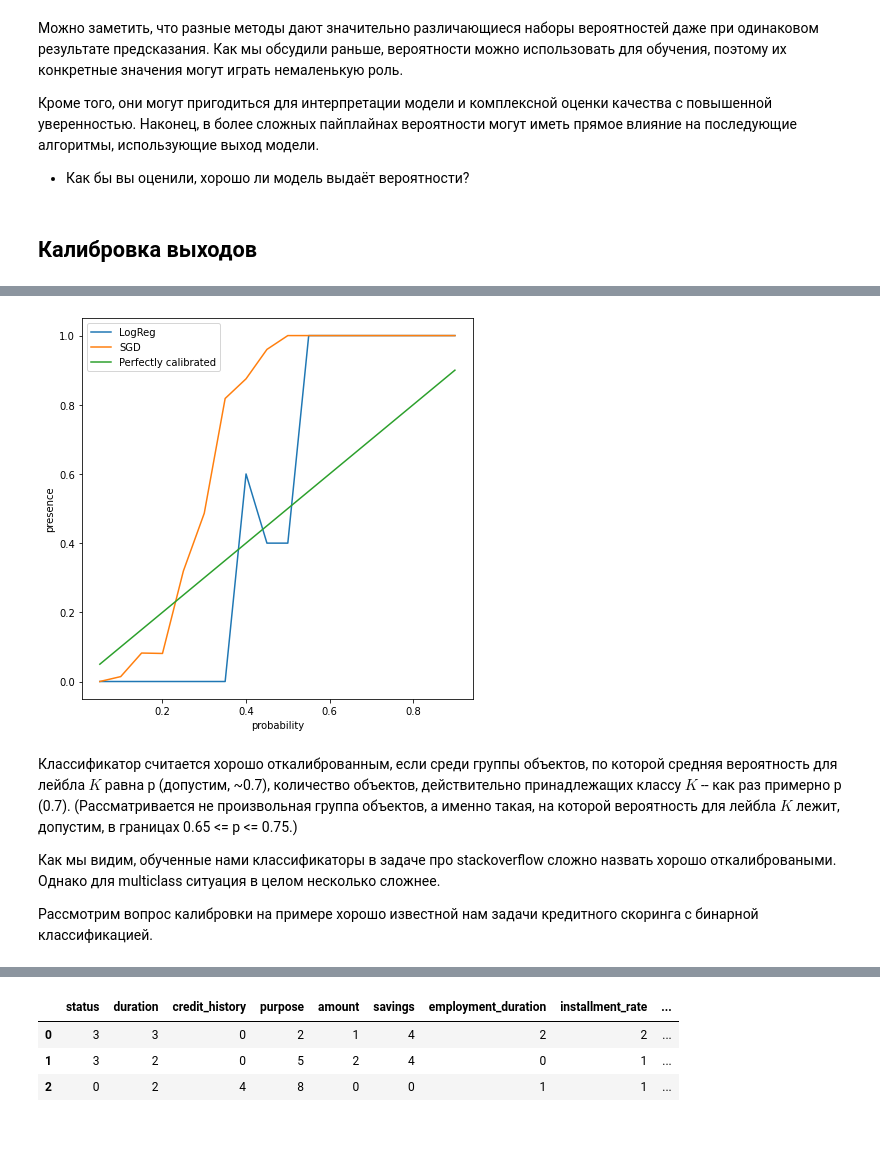
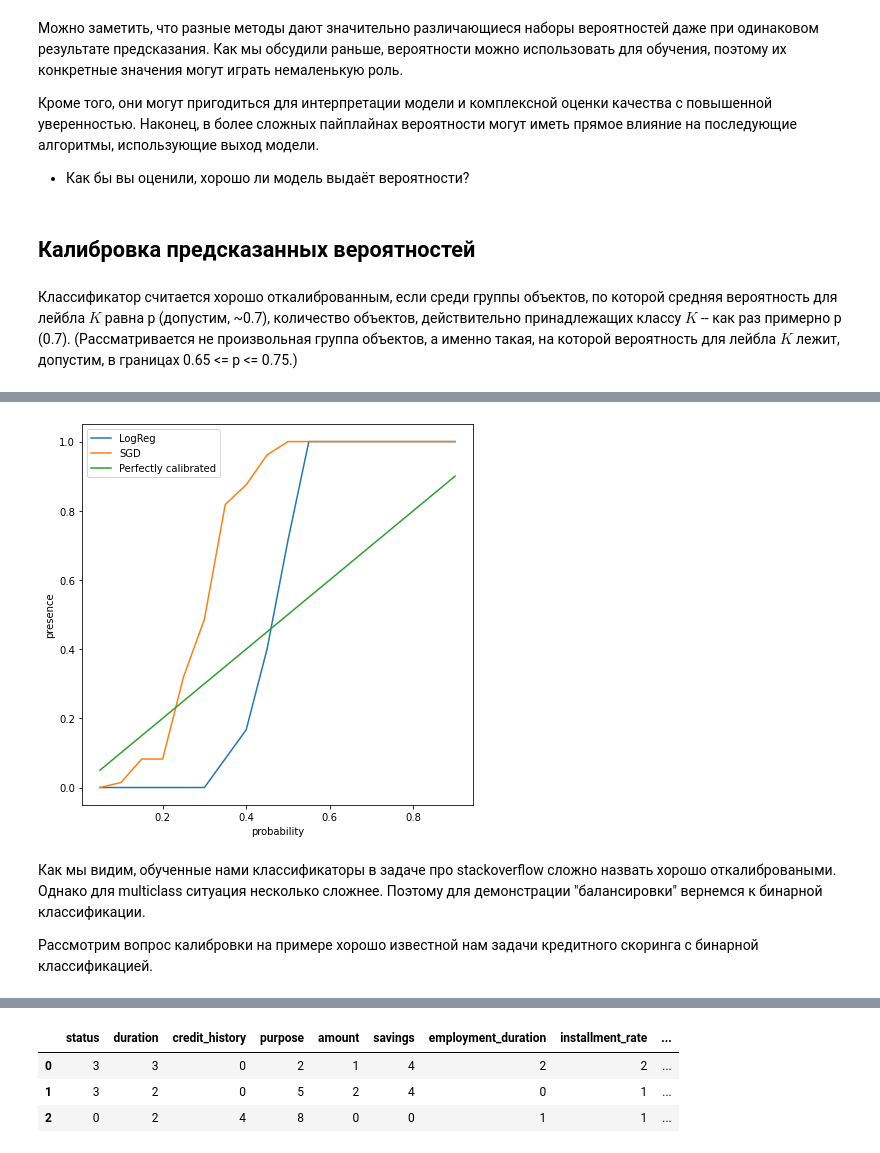
Before and after one commit to hse-ds/iad-intro-ds, a Jupyter notebook: 2022/seminars/sem11_multiclass_calibration.ipynb, the cells around one changed output, grey strips where cells are left out. Cells and saved outputs as stored; diff of their text form; code cells hidden in the pictures.

```diff
--- a/2022/seminars/sem11_multiclass_calibration.ipynb
+++ b/2022/seminars/sem11_multiclass_calibration.ipynb
@@ -275,27 +276,40 @@ iphone
 
 * Как бы вы оценили, хорошо ли модель выдаёт вероятности?
 # %% [markdown]
-## Калибровка выходов
+## Калибровка предсказанных вероятностей
+# %% [markdown]
+Классификатор считается хорошо откалиброванным, если среди группы объектов, по которой средняя вероятность для лейбла $K$ равна p (допустим, ~0.7), количество объектов, действительно принадлежащих классу $K$ -- как раз примерно p (0.7). (Рассматривается не произвольная группа объектов, а именно такая, на которой вероятность для лейбла $K$ лежит, допустим, в границах 0.65  <= p <= 0.75.)
+# %%
+def estimate_prob_vs_label(proba, labels, value, eps=0.01):
+    counter, iphone = 0, 0
+
+    iphone_label = 'iphone'
+    iphone_label_i = 10
+
+    for probs, label in zip(proba, labels):
+        if value - eps < probs[iphone_label_i] and probs[iphone_label_i] < value + eps:
+            counter += 1
+            if iphone_label in label:
+                iphone += 1
+
+    print(f"True prob: {value:.2f}, Estimated prob: {iphone / counter:.2f}")
+    return iphone / counter
 # %%
-def estimate_prob_vs_label(proba, labels, value, eps=0.01):
-  counter, iphone = 0, 0
-  for probs, label in zip(proba, labels):
-    if value - eps < probs[10] and probs[10] < value + eps:
-      counter += 1
-      if 'iphone' in label:
-        iphone += 1
-  print("%.2f" % value, iphone / counter)
-  return iphone / counter
-
 plt.figure(figsize=(7,7))
 for proba, labels, label_name in zip([lg_proba, sgd_proba], \
-                                     [lg_y_pred, sgd_y_pred], ['LogReg', 'SGD']):
-  values, presence = [], []
-  for i in np.arange(0.05, 0.95, 0.05):
-    presence.append(estimate_prob_vs_label(proba, labels, i))
-    values.append(i)
-  plt.plot(values, presence, label = label_name)
-  print('------------------------------------')
+                                     [lg_y_pred, sgd_y_pred], \
+                                     ['LogReg', 'SGD']):
+
+    print('-', label_name)
+    values, presence = [], []
+    for i in np.arange(0.05, 0.95, 0.05):
+        try:
+            presence.append(estimate_prob_vs_label(proba, labels, i))
+        except ZeroDivisionError:  # случай, когда у нас не было предсказанных вероятностей равных i
+            continue
+
+        values.append(i)
+    plt.plot(values, presence, label = label_name)
 
 plt.plot(values, values, label = 'Perfectly calibrated')
 plt.xlabel('probability')
@@ -323,8 +337,6 @@ plt.show()
-[figure, old version]
+[figure, new version]
 # %% [markdown]
-Классификатор считается хорошо откалиброванным, если среди группы объектов, по которой средняя вероятность для лейбла $K$ равна p (допустим, ~0.7), количество объектов, действительно принадлежащих классу $K$ -- как раз примерно p (0.7). (Рассматривается не произвольная группа объектов, а именно такая, на которой вероятность для лейбла $K$ лежит, допустим, в границах 0.65  <= p <= 0.75.)
-
-Как мы видим, обученные нами классификаторы в задаче про stackoverflow сложно назвать хорошо откалиброваными. Однако для multiclass ситуация в целом несколько сложнее.
+Как мы видим, обученные нами классификаторы в задаче про stackoverflow сложно назвать хорошо откалиброваными. Однако для multiclass ситуация несколько сложнее. Поэтому для демонстрации "балансировки" вернемся к бинарной классификации.
 
 Рассмотрим вопрос калибровки на примере хорошо известной нам задачи кредитного скоринга с бинарной классификацией.
 # %%
```
Also changed, not shown: parts of 25 cells of this notebook.
